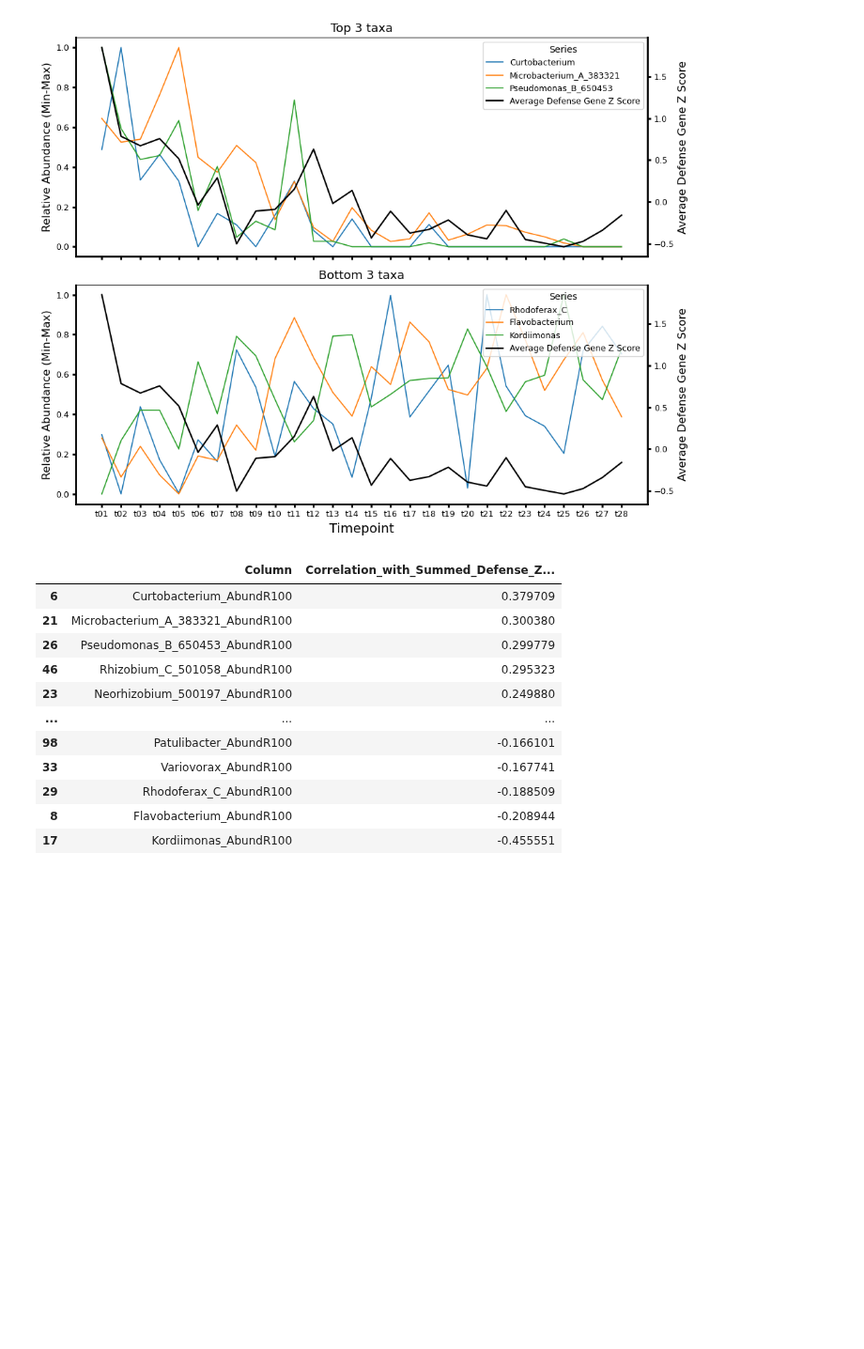
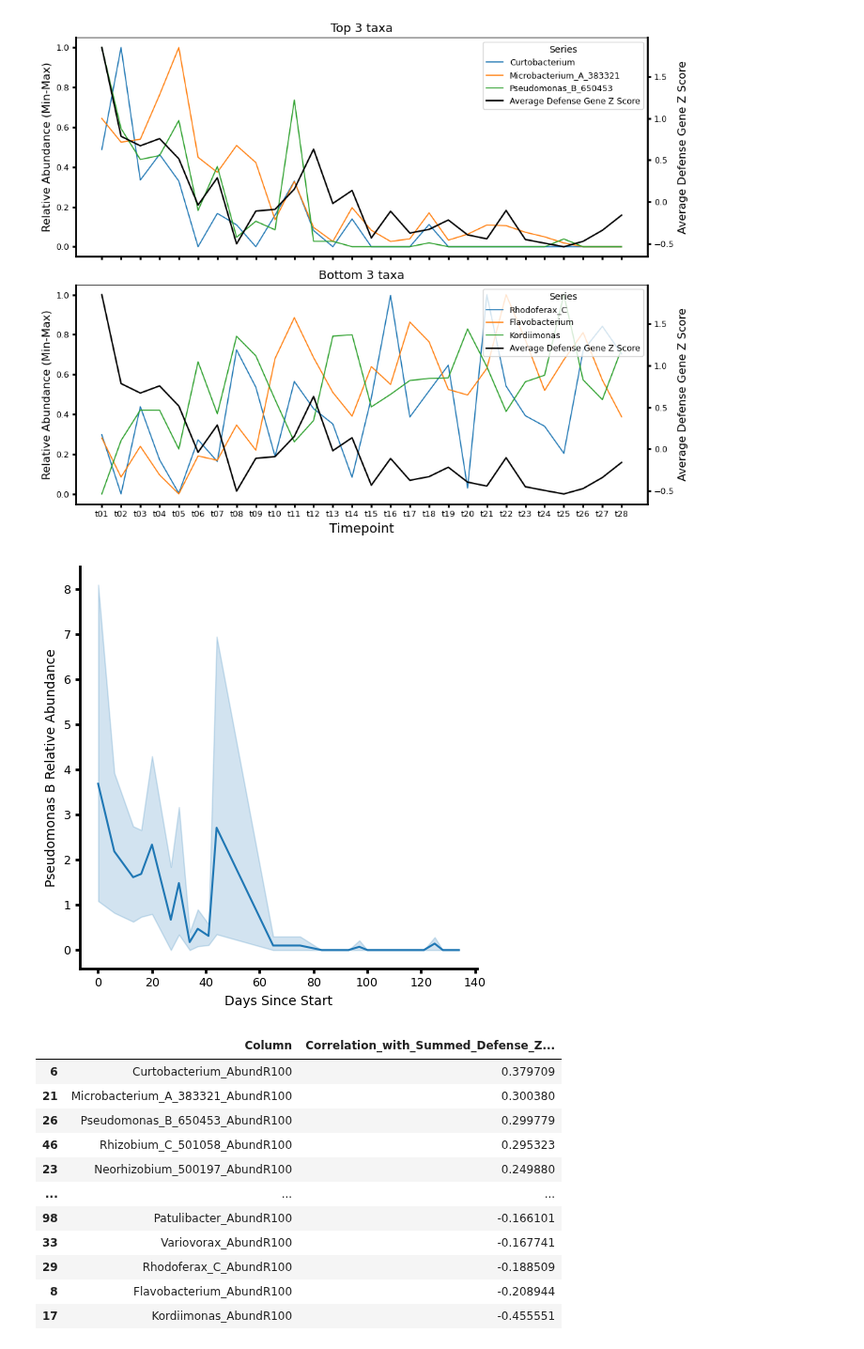
Before and after one commit to mikepassal/Outdoor_microbiome, a Jupyter notebook: Local_analysis/Analysis_post_Luke_talk/Immunity_score/see_if_top_genes_correlate_w_load_within_sample.ipynb, the cells around one changed output. Shown at 94% size. Saved outputs shown, nothing was run; the diff lists cells and outputs as text; code cells hidden in the pictures; blank space fills up the shorter version.

```diff
--- a/Local_analysis/Analysis_post_Luke_talk/Immunity_score/see_if_top_genes_correlate_w_load_within_sample.ipynb
+++ b/Local_analysis/Analysis_post_Luke_talk/Immunity_score/see_if_top_genes_correlate_w_load_within_sample.ipynb
@@ -677,6 +677,45 @@ print("Bottom 3 taxa:", bottom_names)
 Top 3 taxa: ['Curtobacterium', 'Microbacterium_A_383321', 'Pseudomonas_B_650453']
 Bottom 3 taxa: ['Rhodoferax_C', 'Flavobacterium', 'Kordiimonas']
 [figure]
+# %%
+target_genus = "Pseudomonas_B_650453"
+target_genus_plot_df = genus_sum_w_tp.loc[
+    genus_sum_w_tp["Genus"] == target_genus, ["sampID", "AbundR100"]
+]
+target_genus_plot_df = target_genus_plot_df.merge(
+    long_term_metadata[["sampID", "daysincestart"]],
+    on="sampID",
+    how="left",
+).dropna(subset=["daysincestart"])
+
+fig, ax = plt.subplots(figsize=(5, 5), dpi=100)
+fig.patch.set_facecolor("white")
+ax = sns.lineplot(
+    data=target_genus_plot_df.sort_values("daysincestart"),
+    x="daysincestart",
+    y="AbundR100",
+    errorbar=("ci", 95),
+    color="#1f77b4",
+)
+plt.ylabel("Pseudomonas B Relative Abundance", fontsize=10)
+plt.xlabel("Days Since Start", fontsize=10)
+sns.despine()
+ax.spines["bottom"].set_color("black")
+ax.spines["bottom"].set_linewidth(2)
+ax.spines["left"].set_color("black")
+ax.spines["left"].set_linewidth(2)
+
+ax.spines["top"].set_color("black")
+ax.spines["top"].set_linewidth(0)
+
+ax.tick_params(axis="both", width=2)
+plt.xticks(
+    fontsize=9,
+)
+plt.yticks(fontsize=9)
+plt.tight_layout()
+# %% [output]
+[figure, added]
 # %%
 correlation_df_filtered
 # %% [output]
```
Also changed, not shown: 5 other files.
